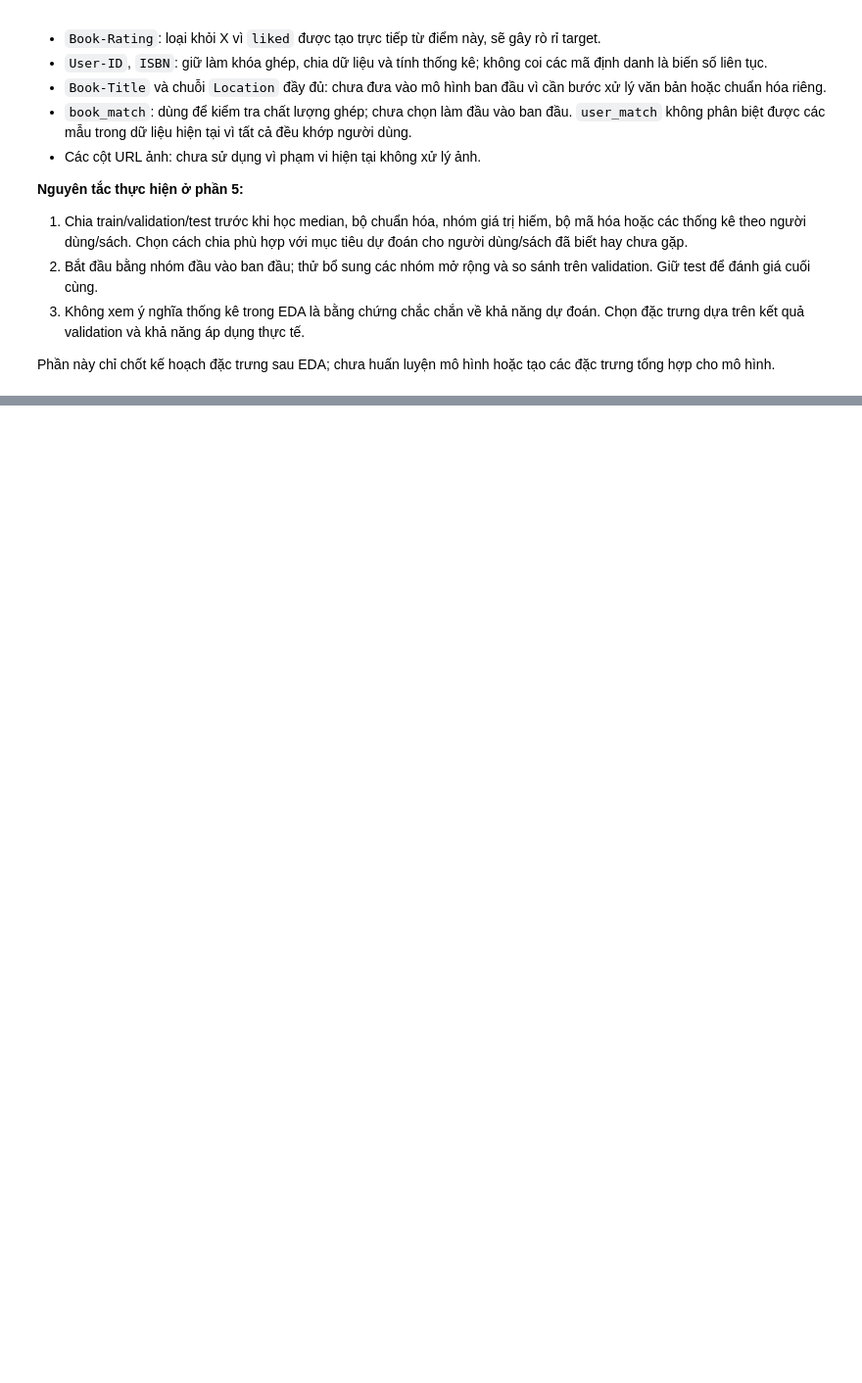
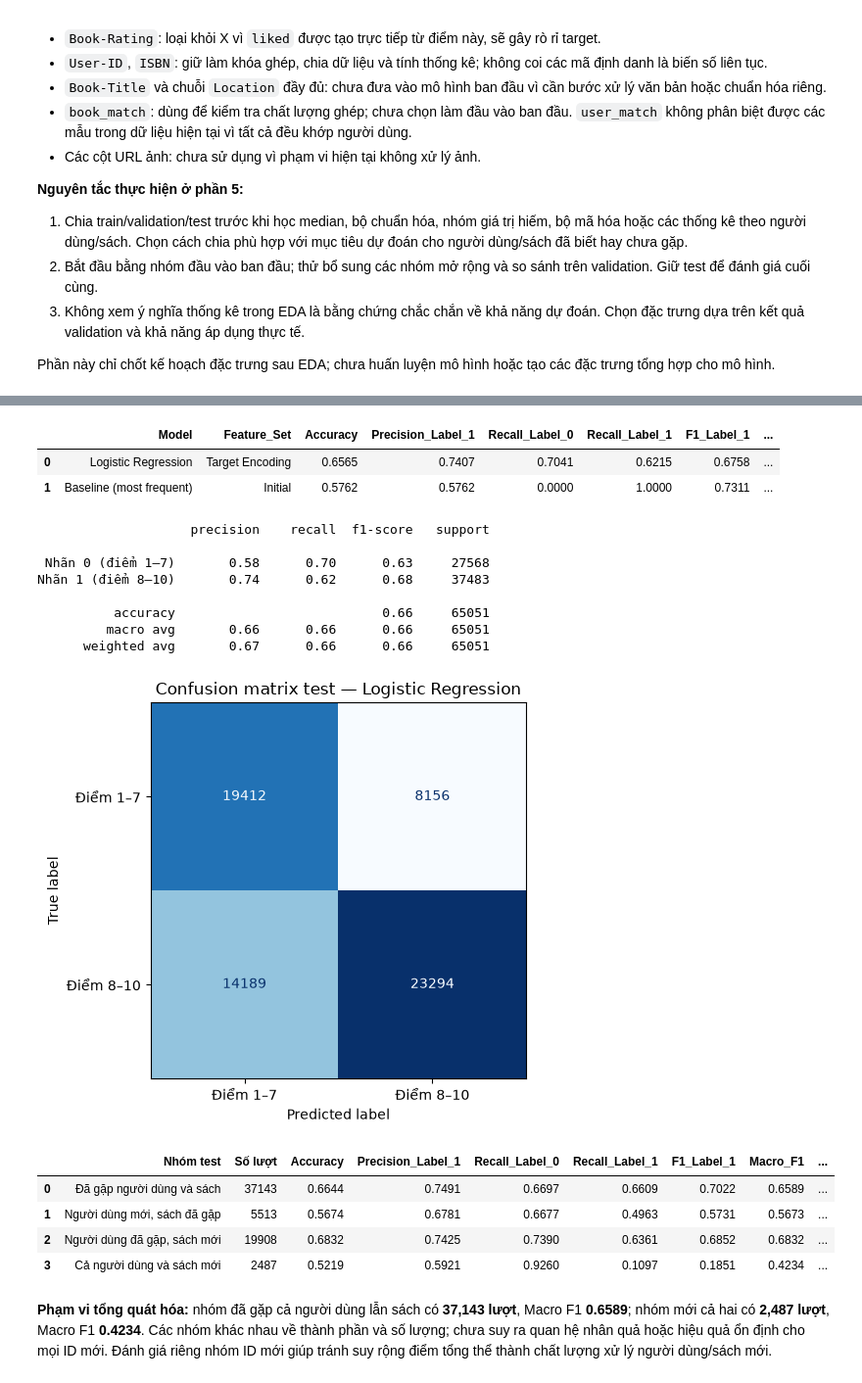
Before and after one commit to Bluenip/Data_analyst_python_midterm_project, a Jupyter notebook: mid_term_code.ipynb, the cells around one changed output, grey strips where cells are left out. Shown at 98% size. Drawn from its saved outputs; the diff is of its cells as text; code cells hidden in the pictures; blank space fills up the shorter version.

```diff
--- a/mid_term_code.ipynb
+++ b/mid_term_code.ipynb
@@ -836,0 +1637,79 @@ Phần này chỉ chốt kế hoạch đặc trưng sau EDA; chưa huấn luyệ
+# %%
+assert X_test_final.index.equals(y_test.index)
+assert X_test_final.columns.equals(X_train_final.columns)
+assert set(X_train_final.index).isdisjoint(X_test_final.index)
+assert set(X_val.index).isdisjoint(X_test_final.index)
+assert set(X_test_final.columns).isdisjoint({"liked", "Book-Rating", "User-ID", "ISBN"})
+
+test_metrics, y_test_pred_final, y_test_score_final = evaluate_classifier(final_model, X_test_final, y_test)
+# Baseline vẫn dự đoán trên X_test Initial, đúng cấu trúc đã fit ở mục 5.3.
+baseline_test_metrics, _, _ = evaluate_classifier(baseline_model, X_test, y_test)
+test_results_df = pd.DataFrame([
+    {"Model": final_model_name, "Feature_Set": final_feature_set, **test_metrics},
+    {"Model": "Baseline (most frequent)", "Feature_Set": "Initial", **baseline_test_metrics},
+])
+display(test_results_df.round(4))
+print(classification_report(
+    y_test, y_test_pred_final, labels=[0, 1],
+    target_names=["Nhãn 0 (điểm 1–7)", "Nhãn 1 (điểm 8–10)"], zero_division=0,
+))
+ConfusionMatrixDisplay.from_predictions(
+    y_test, y_test_pred_final, labels=[0, 1],
+    display_labels=["Điểm 1–7", "Điểm 8–10"], cmap="Blues", colorbar=False,
+)
+plt.title(f"Confusion matrix test — {final_model_name}")
+plt.tight_layout()
+plt.show()
+
+# Chỉ mô tả kết quả sau lựa chọn; ID mới nghĩa là không có lượt trong tập train.
+known_user = test_ids["User-ID"].isin(train_user_counts.index)
+known_book = test_ids["ISBN"].isin(train_book_counts.index)
+segments = {
+    "Đã gặp người dùng và sách": known_user & known_book,
+    "Người dùng mới, sách đã gặp": ~known_user & known_book,
+    "Người dùng đã gặp, sách mới": known_user & ~known_book,
+    "Cả người dùng và sách mới": ~known_user & ~known_book,
+}
+segment_rows = []
+for name, mask in segments.items():
+    if not mask.any():
+        continue
+    segment_metrics, _, _ = evaluate_classifier(final_model, X_test_final.loc[mask], y_test.loc[mask])
+    segment_rows.append({"Nhóm test": name, "Số lượt": int(mask.sum()), **segment_metrics})
+segment_results_df = pd.DataFrame(segment_rows)
+assert segment_results_df["Số lượt"].sum() == len(y_test)
+display(segment_results_df.round(4))
+
+
+# Diễn giải phạm vi áp dụng từ các nhóm ID, không chỉ dựa vào điểm tổng thể.
+segment_lookup = segment_results_df.set_index("Nhóm test")
+known_name = "Đã gặp người dùng và sách"
+new_name = "Cả người dùng và sách mới"
+if known_name in segment_lookup.index and new_name in segment_lookup.index:
+    known_result, new_result = segment_lookup.loc[known_name], segment_lookup.loc[new_name]
+    display(Markdown(
+        f"**Phạm vi tổng quát hóa:** nhóm đã gặp cả người dùng lẫn sách có "
+        f"**{int(known_result['Số lượt']):,} lượt**, Macro F1 **{known_result['Macro_F1']:.4f}**; "
+        f"nhóm mới cả hai có **{int(new_result['Số lượt']):,} lượt**, Macro F1 **{new_result['Macro_F1']:.4f}**. "
+        "Các nhóm khác nhau về thành phần và số lượng; chưa suy ra quan hệ nhân quả hoặc hiệu quả ổn định cho mọi ID mới. "
+        "Đánh giá riêng nhóm ID mới giúp tránh suy rộng điểm tổng thể thành chất lượng xử lý người dùng/sách mới."
+    ))
+# %% [output]
+|  | Model | Feature_Set | Accuracy | Precision_Label_1 | Recall_Label_0 | Recall_Label_1 | F1_Label_1 | ... |
+| 0 | Logistic Regression | Target Encoding | 0.6565 | 0.7407 | 0.7041 | 0.6215 | 0.6758 | ... |
+| 1 | Baseline (most frequent) | Initial | 0.5762 | 0.5762 | 0.0000 | 1.0000 | 0.7311 | ... |
+                    precision    recall  f1-score   support
+
+ Nhãn 0 (điểm 1–7)       0.58      0.70      0.63     27568
+Nhãn 1 (điểm 8–10)       0.74      0.62      0.68     37483
+
+          accuracy                           0.66     65051
+         macro avg       0.66      0.66      0.66     65051
+      weighted avg       0.67      0.66      0.66     65051
+[figure, added]
+|  | Nhóm test | Số lượt | Accuracy | Precision_Label_1 | Recall_Label_0 | Recall_Label_1 | F1_Label_1 | Macro_F1 | ... |
+| 0 | Đã gặp người dùng và sách | 37143 | 0.6644 | 0.7491 | 0.6697 | 0.6609 | 0.7022 | 0.6589 | ... |
+| 1 | Người dùng mới, sách đã gặp | 5513 | 0.5674 | 0.6781 | 0.6677 | 0.4963 | 0.5731 | 0.5673 | ... |
+| 2 | Người dùng đã gặp, sách mới | 19908 | 0.6832 | 0.7425 | 0.7390 | 0.6361 | 0.6852 | 0.6832 | ... |
+| 3 | Cả người dùng và sách mới | 2487 | 0.5219 | 0.5921 | 0.9260 | 0.1097 | 0.1851 | 0.4234 | ... |
+**Phạm vi tổng quát hóa:** nhóm đã gặp cả người dùng lẫn sách có **37,143 lượt**, Macro F1 **0.6589**; nhóm mới cả hai có **2,487 lượt**, Macro F1 **0.4234**. Các nhóm khác nhau về thành phần và số lượng; chưa suy ra quan hệ nhân quả hoặc hiệu quả ổn định cho mọi ID mới. Đánh giá riêng nhóm ID mới giúp tránh suy rộng điểm tổng thể thành chất lượng xử lý người dùng/sách mới.
```
Also changed, not shown: parts of 55 cells of this notebook, 3 other files.
